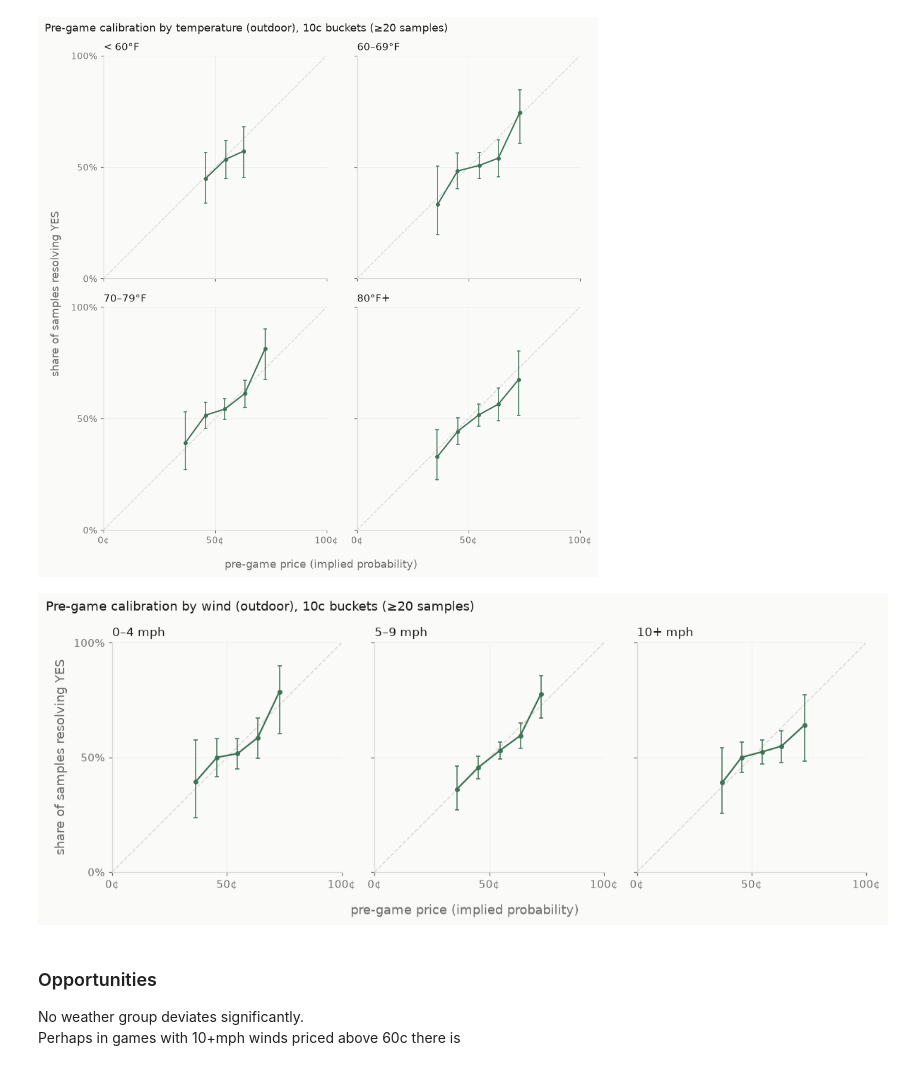
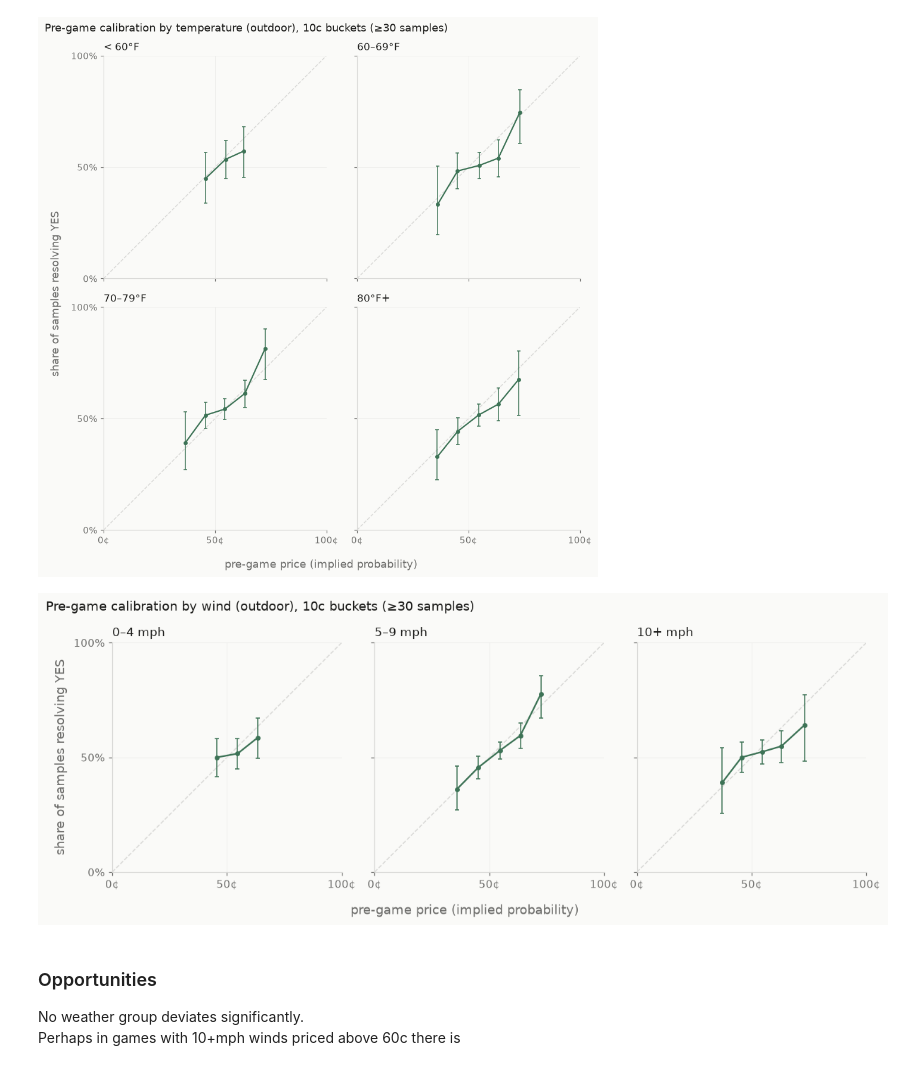
Before and after one commit to zhinit/prediction-market-analysis, a Jupyter notebook: analysis/mlb_calibration.ipynb, the cells around one changed output. Saved outputs shown, nothing was run; the diff lists cells and outputs as text; code cells hidden in the pictures.

```diff
--- a/analysis/mlb_calibration.ipynb
+++ b/analysis/mlb_calibration.ipynb
@@ -546,7 +612,7 @@ fig, axes = plt.subplots(6, 5, figsize=(13, 16), sharex=True, sharey=True)
 for ax, team in zip(axes.flat, teams.sort("team")["team"]):
     df = calibration("mlb_calib_pre_snapshots", "team = ?", buckets=10,
                      params=[team])
-    plot_calibration(ax, df)
+    plot_calibration(ax, df.filter(pl.col("n_samples") >= 30))
     ax.set_title(team, color=INK, fontsize=10)
     ax.set_xticks([0, 0.5, 1])
     ax.set_yticks([0, 0.5, 1])
@@ -555,7 +621,7 @@ for ax, team in zip(axes.flat, teams.sort("team")["team"]):
 
 fig.supxlabel("pre-game price (implied probability)", color=MUTED)
 fig.supylabel("share of samples resolving YES", color=MUTED)
-fig.suptitle("Pre-game calibration by team, 10c buckets", color=INK,
+fig.suptitle("Pre-game calibration by team, 10c buckets (≥30 samples)", color=INK,
              x=0.01, ha="left")
 fig.tight_layout()
 plt.show()
@@ -607,19 +636,0 @@ con.sql("""
-# %%
-fig, axes = plt.subplots(2, 2, figsize=(8.6, 8.6), sharex=True, sharey=True)
-
-for ax, (season, half) in zip(axes.flat, PERIODS):
-    df = calibration("pre_snap_period", "season = ? AND half = ?",
-                     buckets=10, params=[season, half])
-    plot_calibration(ax, df.filter(pl.col("n_samples") >= 20))
-    ax.set_title(f"{season} {half}", color=INK, fontsize=11)
-    ax.set_xticks([0, 0.5, 1])
-    ax.set_yticks([0, 0.5, 1])
-    ax.xaxis.set_major_formatter(CENTS)
-    ax.yaxis.set_major_formatter(PCT)
-
-fig.supxlabel("pre-game price (implied probability)", color=MUTED)
-fig.supylabel("share of samples resolving YES", color=MUTED)
-fig.suptitle("Pre-game calibration by period, 10c buckets (≥20 samples)",
-             color=INK, x=0.01, ha="left")
-fig.tight_layout()
-plt.show()
@@ -701,7 +704,7 @@ fig, axes = plt.subplots(2, 2, figsize=(8.6, 8.6), sharex=True, sharey=True)
 for ax, grp in zip(axes.flat, ["clear", "clouds", "roof/dome", "rain"]):
     df = calibration("pre_snap_wx", "condition_group = ?", buckets=10,
                      params=[grp])
-    plot_calibration(ax, df.filter(pl.col("n_samples") >= 20))
+    plot_calibration(ax, df.filter(pl.col("n_samples") >= 30))
     ax.set_title(grp, color=INK, fontsize=11)
     ax.set_xticks([0, 0.5, 1])
     ax.set_yticks([0, 0.5, 1])
@@ -711,7 +714,7 @@ for ax, grp in zip(axes.flat, ["clear", "clouds", "roof/dome", "rain"]):
 fig.supxlabel("pre-game price (implied probability)", color=MUTED)
 fig.supylabel("share of samples resolving YES", color=MUTED)
 fig.suptitle("Pre-game calibration by condition, 10c buckets "
-             "(≥20 samples)", color=INK, x=0.01, ha="left")
+             "(≥30 samples)", color=INK, x=0.01, ha="left")
 fig.tight_layout()
 plt.show()
 # %% [output]
@@ -730,7 +733,7 @@ fig, axes = plt.subplots(2, 2, figsize=(8.6, 8.6), sharex=True, sharey=True)
 for ax, (label, band) in zip(axes.flat, TEMP_BANDS):
     df = calibration("pre_snap_wx",
                      f"condition_group != 'roof/dome' AND {band}")
-    plot_calibration(ax, df.filter(pl.col("n_samples") >= 20))
+    plot_calibration(ax, df.filter(pl.col("n_samples") >= 30))
     ax.set_title(label, color=INK, fontsize=11)
     ax.set_xticks([0, 0.5, 1])
     ax.set_yticks([0, 0.5, 1])
@@ -740,7 +743,7 @@ for ax, (label, band) in zip(axes.flat, TEMP_BANDS):
 fig.supxlabel("pre-game price (implied probability)", color=MUTED)
 fig.supylabel("share of samples resolving YES", color=MUTED)
 fig.suptitle("Pre-game calibration by temperature (outdoor), 10c buckets "
-             "(≥20 samples)", color=INK, x=0.01, ha="left")
+             "(≥30 samples)", color=INK, x=0.01, ha="left")
 fig.tight_layout()
 plt.show()
 # %% [output]
@@ -748,31 +751,31 @@ plt.show()
 # %%
 # outdoor games only, same bands as the wind table
 WIND_BANDS = [
     ("0–4 mph", "wind_mph < 5"),
     ("5–9 mph", "wind_mph >= 5 AND wind_mph < 10"),
     ("10+ mph", "wind_mph >= 10"),
 ]
 
 fig, axes = plt.subplots(1, 3, figsize=(11, 4.2), sharex=True, sharey=True)
 
 for ax, (label, band) in zip(axes.flat, WIND_BANDS):
     df = calibration("pre_snap_wx",
                      f"condition_group != 'roof/dome' AND {band}")
-    plot_calibration(ax, df.filter(pl.col("n_samples") >= 20))
+    plot_calibration(ax, df.filter(pl.col("n_samples") >= 30))
     ax.set_title(label, color=INK, fontsize=11)
     ax.set_xticks([0, 0.5, 1])
     ax.set_yticks([0, 0.5, 1])
     ax.xaxis.set_major_formatter(CENTS)
     ax.yaxis.set_major_formatter(PCT)
 
 fig.supxlabel("pre-game price (implied probability)", color=MUTED)
 fig.supylabel("share of samples resolving YES", color=MUTED)
 fig.suptitle("Pre-game calibration by wind (outdoor), 10c buckets "
-             "(≥20 samples)", color=INK, x=0.01, ha="left")
+             "(≥30 samples)", color=INK, x=0.01, ha="left")
 fig.tight_layout()
 plt.show()
 # %% [output]
-[figure, old version]
+[figure, new version]
 # %% [markdown]
 ### Opportunities
 No weather group deviates significantly.\
```
Also changed, not shown: parts of 17 cells of this notebook, 3 other files.
